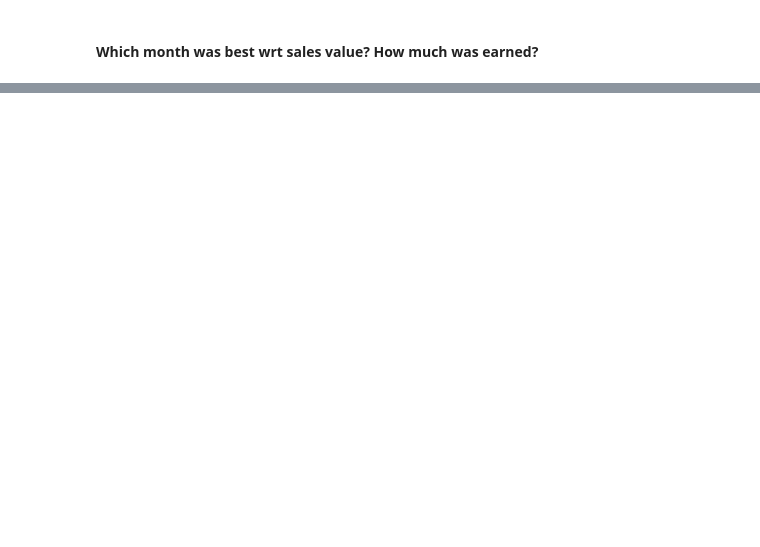
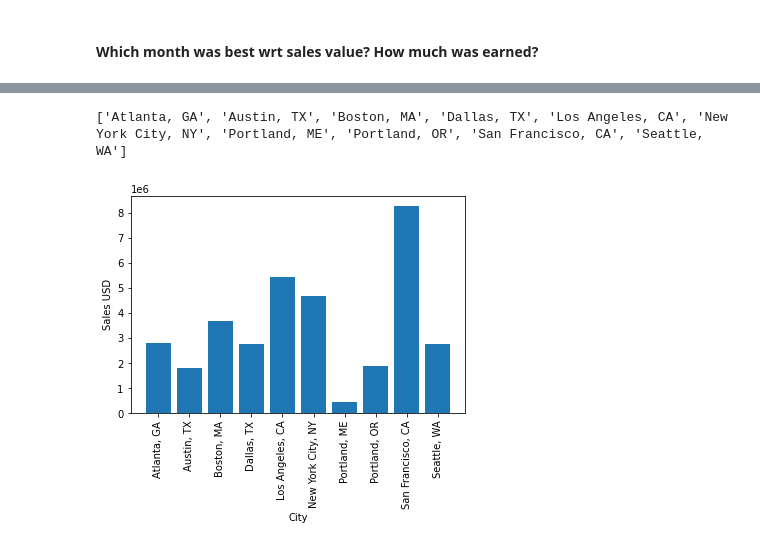
Before and after one commit to dancla240/Pandas-Data-Science-Tasks, a Jupyter notebook: keith_data_science.ipynb, the cells around one changed output, grey strips where cells are left out. Cells and saved outputs as stored; diff of their text form; code cells hidden in the pictures; blank space fills up the shorter version.

```diff
--- a/keith_data_science.ipynb
+++ b/keith_data_science.ipynb
@@ -121,0 +186,8 @@ all_data.head()
+# %%
+new_df = all_data['Purchase Address'].str.split(", ", expand=True)
+new_state_df = new_df[2].str.split(expand = True)
+
+all_data['City'] = new_df[1]
+all_data['State'] = new_state_df[0]
+all_data['City+State'] = all_data['City']+ ", " + all_data['State']
+all_data.head()
@@ -121,0 +201,3 @@ all_data.head()
+# %%
+results = all_data.groupby('City+State').sum() #results är en dataframe
+results.head(15)
@@ -121,0 +224,13 @@ all_data.head()
+# %%
+#cities = sorted(all_data['City+State'].unique())
+cities = [city for city, df in all_data.groupby(['City+State'])]
+print(cities)
+plt.xticks(rotation ='vertical')
+#plt.xticks(rotation =45)
+plt.bar(cities, results['Sales'])
+plt.ylabel('Sales USD')
+plt.xlabel('City')
+plt.show()
+# %% [output]
+['Atlanta, GA', 'Austin, TX', 'Boston, MA', 'Dallas, TX', 'Los Angeles, CA', 'New York City, NY', 'Portland, ME', 'Portland, OR', 'San Francisco, CA', 'Seattle, WA']
+[figure, added]
```
Also changed, not shown: parts of 35 cells of this notebook.
